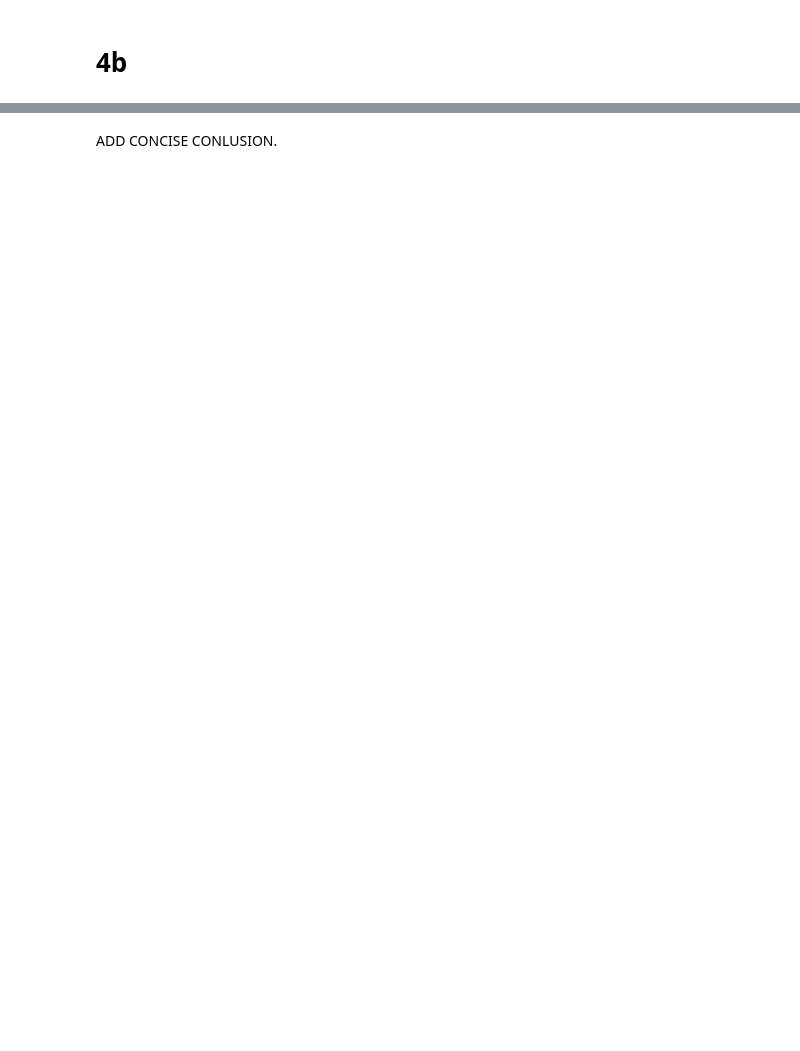
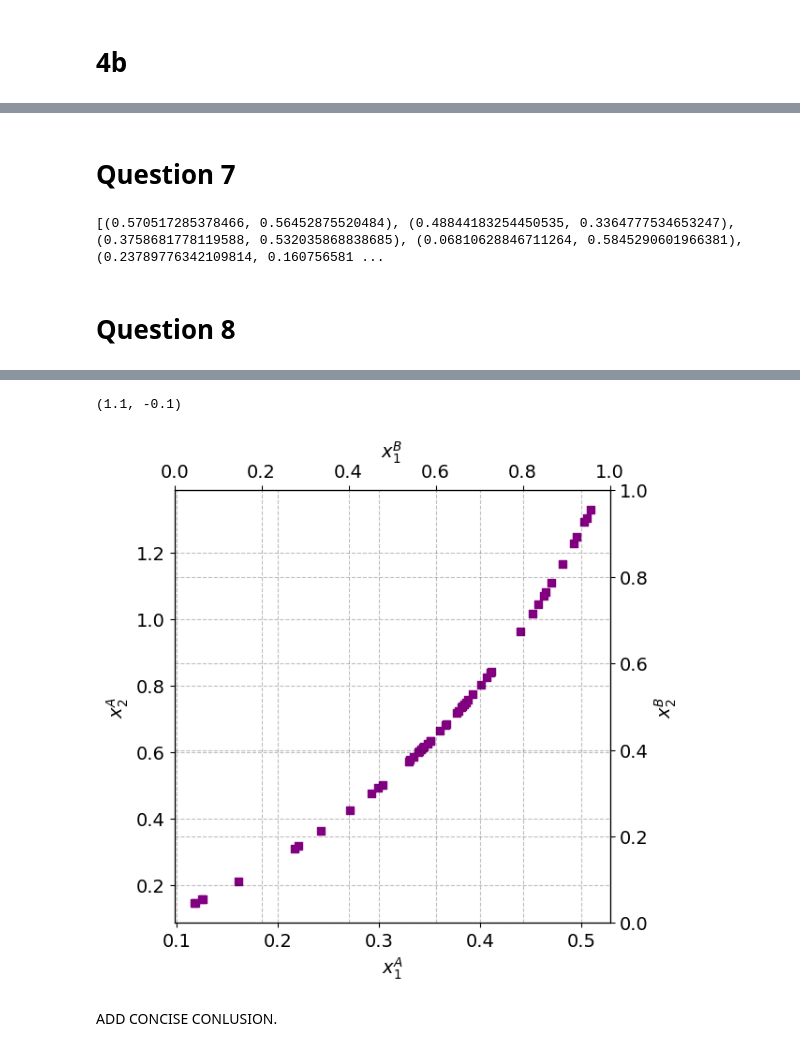
Before and after one commit to NumEconCopenhagen/projects-2024-rqt881, a Jupyter notebook: inauguralproject/inauguralproject.ipynb, the cells around one changed output, grey strips where cells are left out. Cells and saved outputs as stored; diff of their text form; code cells hidden in the pictures; blank space fills up the shorter version.

```diff
--- a/inauguralproject/inauguralproject.ipynb
+++ b/inauguralproject/inauguralproject.ipynb
@@ -198,0 +364,73 @@ Resulting in utility 0.634 for A.
+# %% [markdown]
+# Question 7
+# %%
+# Set the random seed for reproducibility of results
+np.random.seed(2000)
+
+# Initialize an empty list to store pairs of random numbers
+W_pairs = []
+for _ in range(50):  # Iterate to generate 50 pairs
+    # Generate a pair of random numbers each in the range [0, 1]
+    pair = (np.random.uniform(0, 1), np.random.uniform(0, 1))
+    W_pairs.append(pair)  # Add the generated pair to the list
+
+# Print the list of generated pairs
+print(W_pairs)
+# %% [output]
+[(0.570517285378466, 0.56452875520484), (0.48844183254450535, 0.3364777534653247), (0.3758681778119588, 0.532035868838685), (0.06810628846711264, 0.5845290601966381), (0.23789776342109814, 0.160756581 ...
+# %% [markdown]
+# Question 8
+# %%
+# Initialize lists for storing solutions and allocations
+sol_entire = []
+sol_allocation = []
+
+# Loop to iterate through pairs of initial endowments
+for i in range(50):
+    # Assign current endowment pair to agent A
+    w1A, w2A = W_pairs[i]
+    econ.par.w1A=w1A
+    econ.par.w2A=w2A
+     # Find equilibrium price via Walras' law
+    p1 = econ.walras(p1, eps=1e-8, maxiter=500)
+    # Determine demand for agent A at equilibrium price
+    x1a, x2a = econ.demand_A(p1)
+    # Store solution and allocation details
+    sol_entire.append((w1A, w2A, p1, x1a, x2a))
+    sol_allocation.append((x1a, x2a))
+    i+=1
+
+# Output the comprehensive solution list
+print(sol_entire)
+
+# Prepare allocations for plotting
+sol_allocation = np.array(sol_allocation)
+
+# Set up the plot
+fig = plt.figure(frameon=False,figsize=(6,6), dpi=100)
+ax1 = fig.add_subplot(1, 1, 1)
+
+# Label axes for agent A
+ax1.set_xlabel("$x_1^A$")
+ax1.set_ylabel("$x_2^A$")
+
+# Configure twin axes for agent B
+temp = ax1.twinx()
+temp.set_ylabel("$x_2^B$")
+ax2 = temp.twiny()
+ax2.set_xlabel("$x_1^B$")
+
+# Draw endowment boundaries
+ax1.scatter(sol_allocation[:, 0], sol_allocation[:, 1], marker='s',color='purple',label='Initial endowment')
+
+# Set viewing limits
+ax_A.plot([0,w1bar],[0,0],lw=2,color='black')
+ax_A.plot([0,w1bar],[w2bar,w2bar],lw=2,color='black')
+ax_A.plot([0,0],[0,w2bar],lw=2,color='black')
+ax_A.plot([w1bar,w1bar],[0,w2bar],lw=2,color='black')
+
+ax_A.set_xlim([-0.1, w1bar + 0.1])
+ax_A.set_ylim([-0.1, w2bar + 0.1])
+ax_B.set_xlim([w1bar + 0.1, -0.1])
+ax_B.set_ylim([w2bar + 0.1, -0.1])
+# %% [output]
@@ -199,2 +454,4 @@ Resulting in utility 0.634 for A.
+(1.1, -0.1)
+[figure, added]
 # %% [markdown]
 ADD CONCISE CONLUSION.
```
Also changed, not shown: parts of 19 cells of this notebook, 1 other file.
